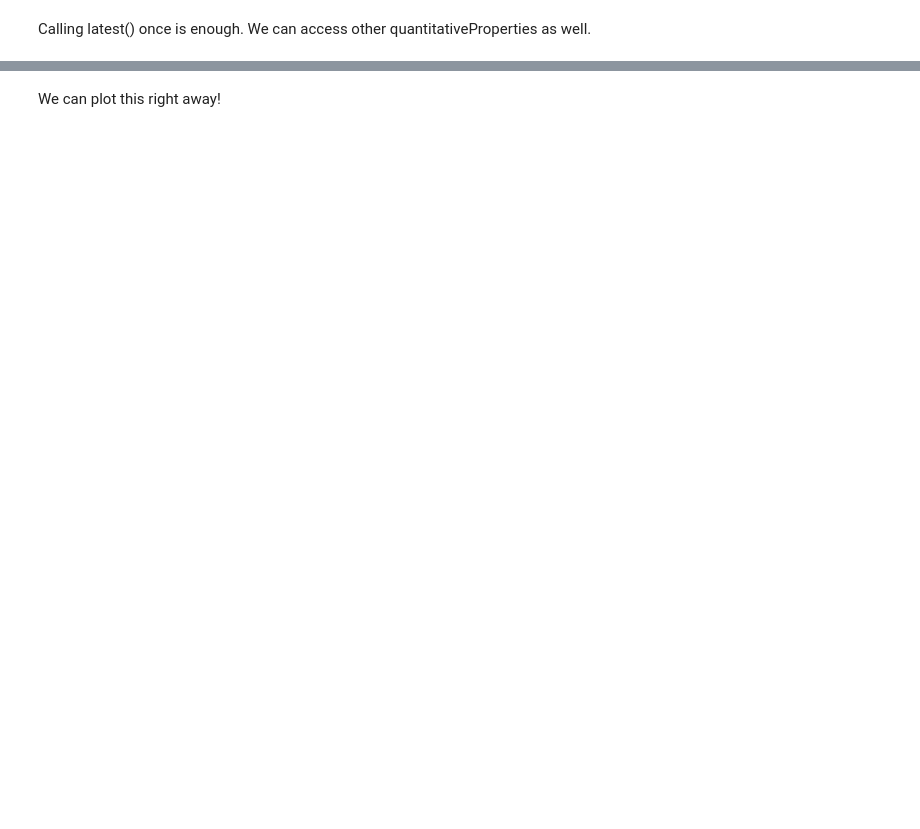
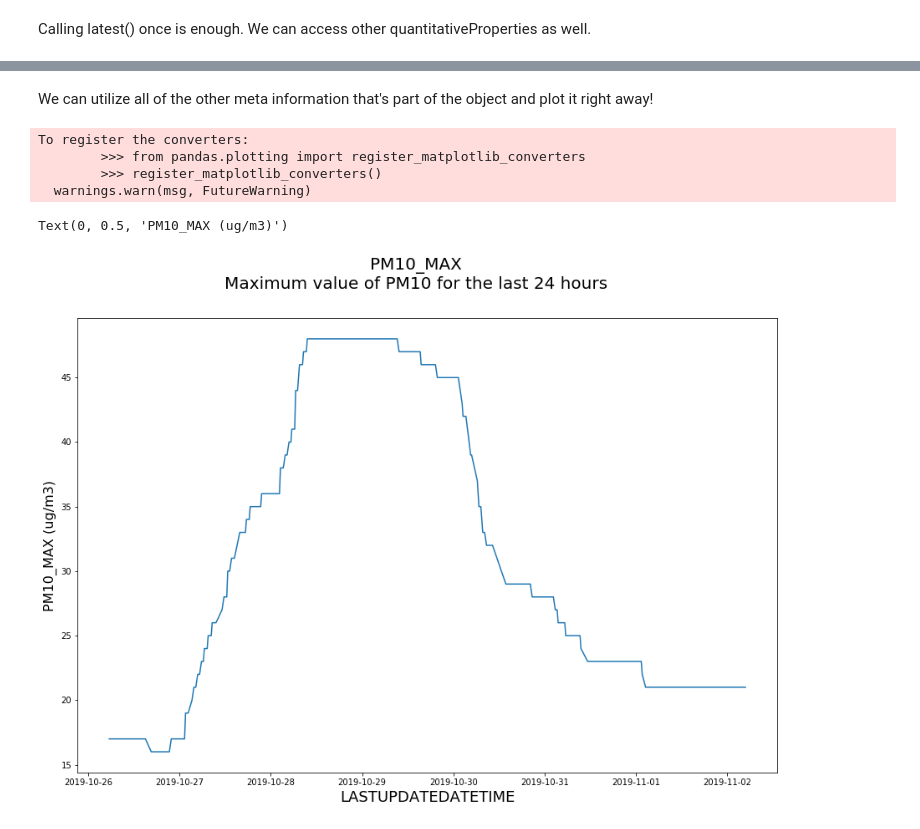
Before and after one commit to iudx/pyIUDX, a Jupyter notebook: examples/pyIUDX_sample_usecases.ipynb, the cells around one changed output, grey strips where cells are left out. Drawn from its saved outputs; the diff is of its cells as text; code cells hidden in the pictures; blank space fills up the shorter version.

```diff
--- a/examples/pyIUDX_sample_usecases.ipynb
+++ b/examples/pyIUDX_sample_usecases.ipynb
@@ -117,4 +109,9 @@ from pyIUDX.rs import item
 ### Plot sensor locations
 # %% [markdown]
 We can pass the previously obtained list of filtered Air Quality Monitoring stations to the Items class. This will load a list of resourceItem objects and provide neat access to their data.
+# %%
+geo1 = {"circle": {"lat": 18.539107, "lon": 73.853987, "radius": 3000}}
+attributes = {"tags": ["aqm"]}
+filters = ["id"]
+allAQMItemsByID = cat.getManyResourceItems(attributes, filters, geo=geo1)
 # %%
@@ -191,2 +218,0 @@ print(aqms[0].CO2_MIN.value)
-# %% [markdown]
-We can plot this right away!
@@ -196,0 +219,17 @@ plt.scatter(aqms[0].CO2_MIN.value[:,0], aqms[0].CO2_MIN.value[:,1])
+# %% [markdown]
+We can utilize all of the other meta information that's part of the object and plot it right away!
+# %%
+import matplotlib.pyplot as plt
+fig = plt.figure(figsize=(15,10))
+
+fig.suptitle(aqms[1].PM10_MAX.name + "\n" + aqms[1].PM10_MAX.describes, fontsize=20)
+plt.plot(aqms[1].PM10_MAX.value[:,0], aqms[1].PM10_MAX.value[:,1])
+plt.xlabel(aqms[1].timeProperty, fontsize=18)
+plt.ylabel(aqms[1].PM10_MAX.name + " (" + aqms[1].PM10_MAX.symbol + ")", fontsize=16)
+# %% [output]
+To register the converters:
+        >>> from pandas.plotting import register_matplotlib_converters
+        >>> register_matplotlib_converters()
+  warnings.warn(msg, FutureWarning)
+Text(0, 0.5, 'PM10_MAX (ug/m3)')
+[figure, added]
```
Also changed, not shown: parts of 39 cells of this notebook, 3 other files.
